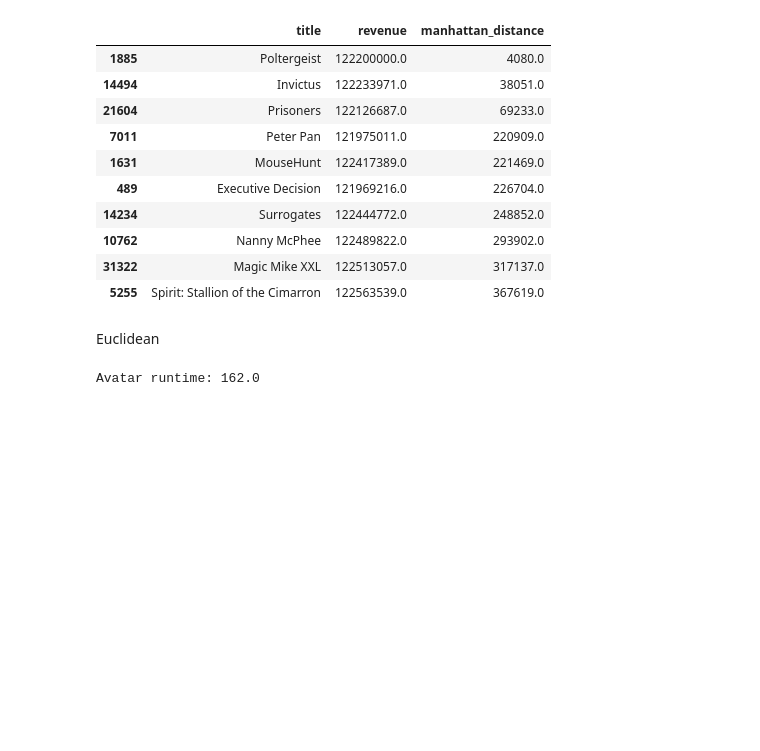
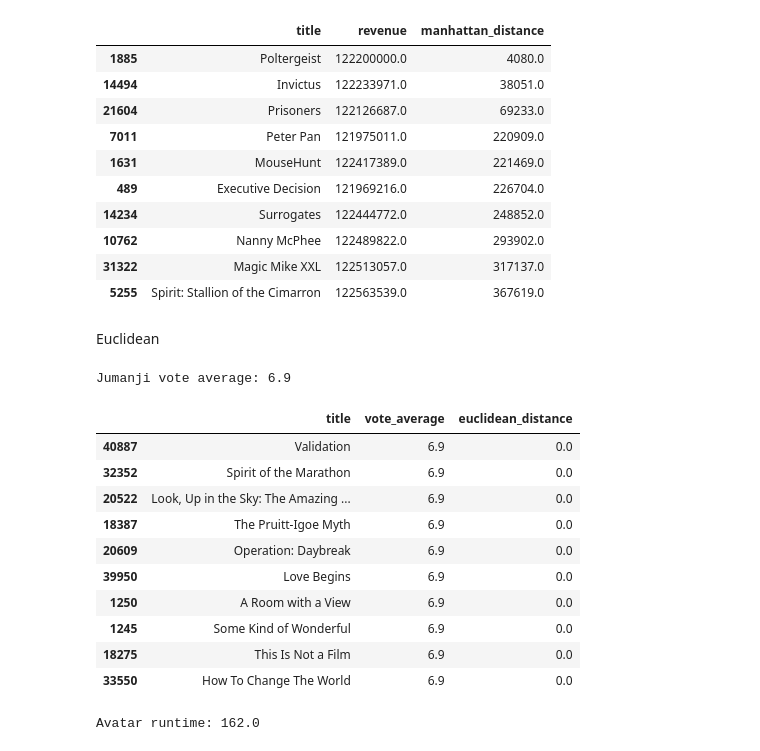
Before and after one commit to jvdlopes/CSI4142_A4, a Jupyter notebook: a4.ipynb, the cells around one changed output. Cells and saved outputs as stored; diff of their text form; code cells hidden in the pictures; blank space fills up the shorter version.

```diff
--- a/a4.ipynb
+++ b/a4.ipynb
@@ -1047,6 +1047,47 @@ Mortal Kombat revenue: 122195920.0
 | 5255 | Spirit: Stallion of the Cimarron | 122563539.0 | 367619.0 |
 # %% [markdown]
 Euclidean
+# %%
+movie = "Jumanji"
+movieName = movie.lower()
+
+movieRow = metaDataDF[metaDataDF['title'].str.lower() == movieName]
+if movieRow.empty:
+    movieRow = metaDataDF[metaDataDF['original_title'].str.lower() == movieName]
+
+movieVoteAverage = movieRow.iloc[0]['vote_average'] if not movieRow.empty else 0.0
+print(movie + " vote average: " + str(movieVoteAverage))
+
+euclideanDistances = []
+for i, row in metaDataDF.iterrows():
+    rt = row['vote_average']
+    if pd.isna(rt) or pd.isna(movieVoteAverage):
+        dist = float('inf')
+    else:
+        dist = np.sqrt((rt - movieVoteAverage) ** 2)
+    euclideanDistances.append({
+        'title': row['title'],
+        'vote_average': rt,
+        'euclidean_distance': dist,
+    })
+
+euclideanDF = pd.DataFrame(euclideanDistances)
+euclideanDF = euclideanDF[euclideanDF['title'] != movie]
+euclideanDF = euclideanDF.sort_values('euclidean_distance')
+euclideanDF.head(10)
+# %% [output]
+Jumanji vote average: 6.9
+|  | title | vote_average | euclidean_distance |
+| 40887 | Validation | 6.9 | 0.0 |
+| 32352 | Spirit of the Marathon | 6.9 | 0.0 |
+| 20522 | Look, Up in the Sky: The Amazing ... | 6.9 | 0.0 |
+| 18387 | The Pruitt-Igoe Myth | 6.9 | 0.0 |
+| 20609 | Operation: Daybreak | 6.9 | 0.0 |
+| 39950 | Love Begins | 6.9 | 0.0 |
+| 1250 | A Room with a View | 6.9 | 0.0 |
+| 1245 | Some Kind of Wonderful | 6.9 | 0.0 |
+| 18275 | This Is Not a Film | 6.9 | 0.0 |
+| 33550 | How To Change The World | 6.9 | 0.0 |
 # %%
 movie = "Avatar"
 movieName = movie.lower()
```
Also changed, not shown: parts of 15 cells of this notebook.
